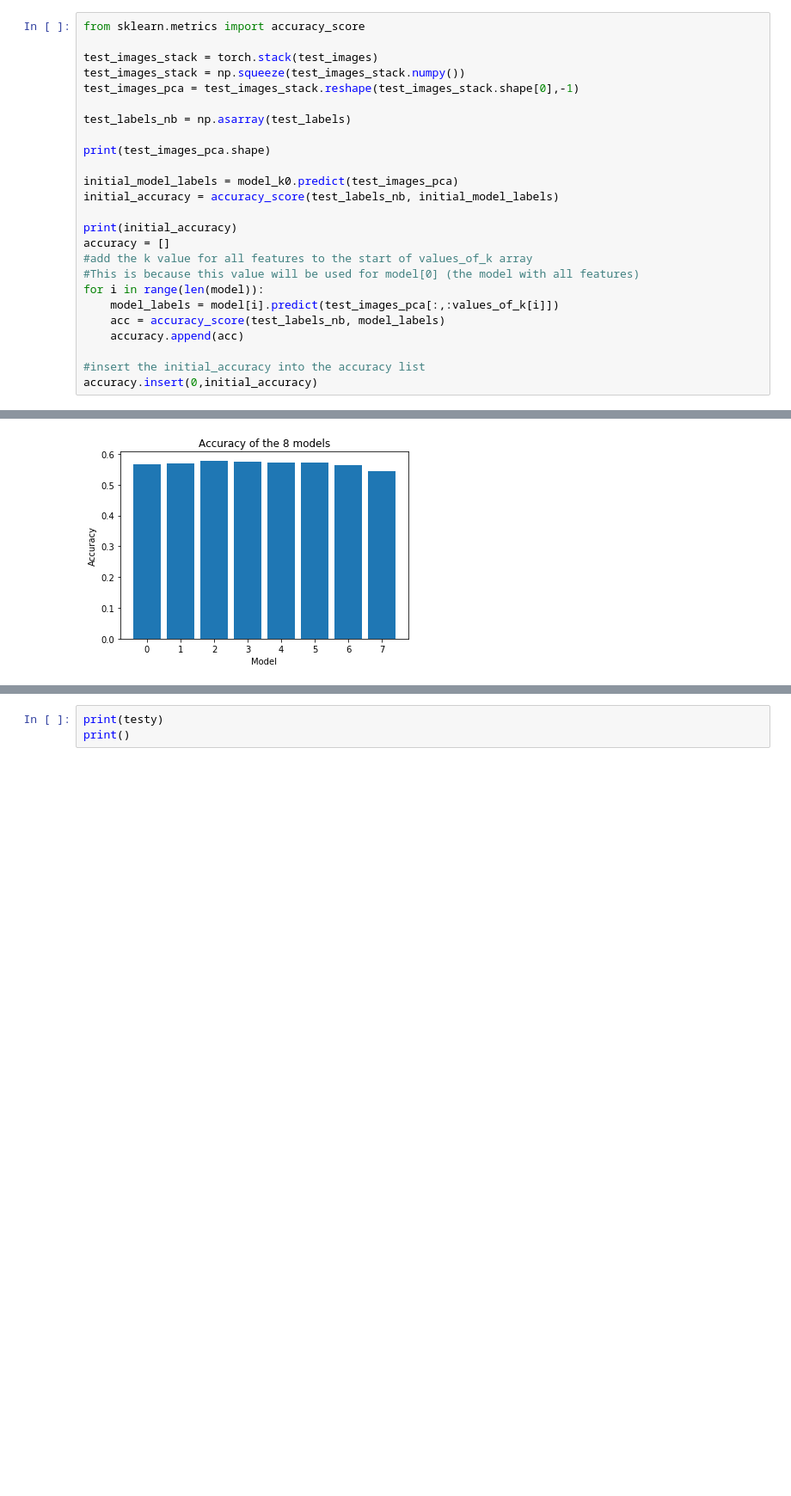
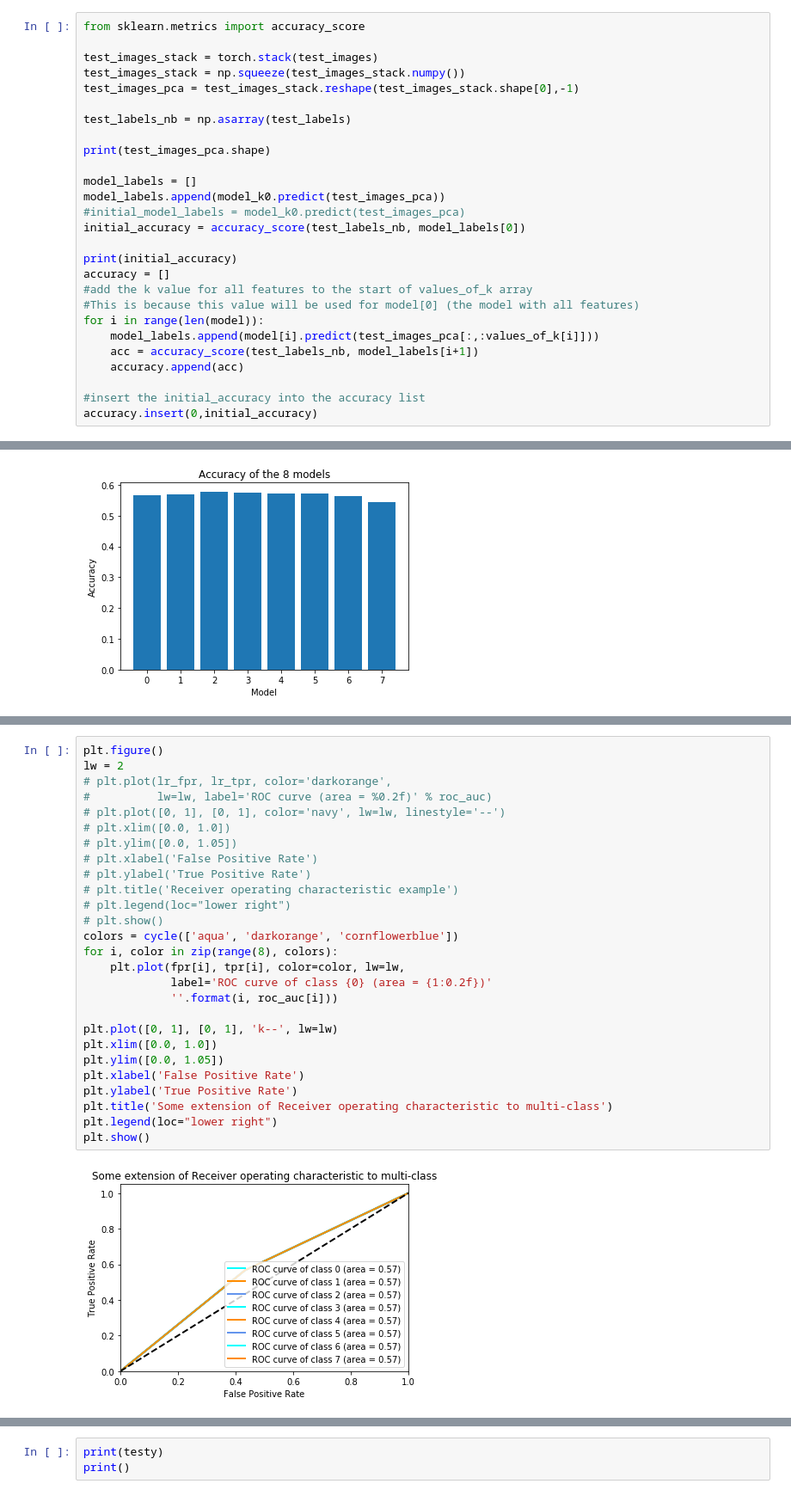
Before and after one commit to Fiyin39/com4509--assignment2, a Jupyter notebook: COM4509-6509_Assignment_2_UCard_XXXXXXXXX(1).ipynb, the cells around one changed output, grey strips where cells are left out. Shown at 86% size. Drawn from its saved outputs; the diff is of its cells as text; blank space fills up the shorter version.

Commit message:
Initial Multi-class ROC

```diff
--- a/COM4509-6509_Assignment_2_UCard_XXXXXXXXX(1).ipynb
+++ b/COM4509-6509_Assignment_2_UCard_XXXXXXXXX(1).ipynb
@@ -291,16 +291,18 @@ test_labels_nb = np.asarray(test_labels)
 
 print(test_images_pca.shape)
 
-initial_model_labels = model_k0.predict(test_images_pca)
-initial_accuracy = accuracy_score(test_labels_nb, initial_model_labels)
+model_labels = []
+model_labels.append(model_k0.predict(test_images_pca))
+#initial_model_labels = model_k0.predict(test_images_pca)
+initial_accuracy = accuracy_score(test_labels_nb, model_labels[0])
 
 print(initial_accuracy)
 accuracy = []
 #add the k value for all features to the start of values_of_k array
 #This is because this value will be used for model[0] (the model with all features)
 for i in range(len(model)):
-    model_labels = model[i].predict(test_images_pca[:,:values_of_k[i]])
-    acc = accuracy_score(test_labels_nb, model_labels)
+    model_labels.append(model[i].predict(test_images_pca[:,:values_of_k[i]]))
+    acc = accuracy_score(test_labels_nb, model_labels[i+1])
     accuracy.append(acc)
 
 #insert the initial_accuracy into the accuracy list
@@ -380,3 +375,32 @@ Logistic: ROC AUC=0.614
+# %%
+plt.figure()
+lw = 2
+# plt.plot(lr_fpr, lr_tpr, color='darkorange',
+#          lw=lw, label='ROC curve (area = %0.2f)' % roc_auc)
+# plt.plot([0, 1], [0, 1], color='navy', lw=lw, linestyle='--')
+# plt.xlim([0.0, 1.0])
+# plt.ylim([0.0, 1.05])
+# plt.xlabel('False Positive Rate')
+# plt.ylabel('True Positive Rate')
+# plt.title('Receiver operating characteristic example')
+# plt.legend(loc="lower right")
+# plt.show()
+colors = cycle(['aqua', 'darkorange', 'cornflowerblue'])
+for i, color in zip(range(8), colors):
+    plt.plot(fpr[i], tpr[i], color=color, lw=lw,
+             label='ROC curve of class {0} (area = {1:0.2f})'
+             ''.format(i, roc_auc[i]))
+
+plt.plot([0, 1], [0, 1], 'k--', lw=lw)
+plt.xlim([0.0, 1.0])
+plt.ylim([0.0, 1.05])
+plt.xlabel('False Positive Rate')
+plt.ylabel('True Positive Rate')
+plt.title('Some extension of Receiver operating characteristic to multi-class')
+plt.legend(loc="lower right")
+plt.show()
+# %% [output]
+[figure, added]
 # %%
 import matplotlib.pyplot as plt
 from itertools import cycle
```
Also changed, not shown: parts of 2 cells of this notebook.
